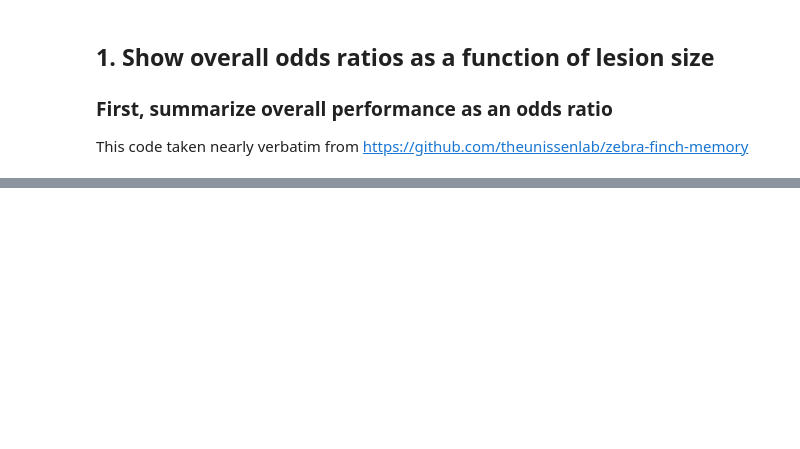
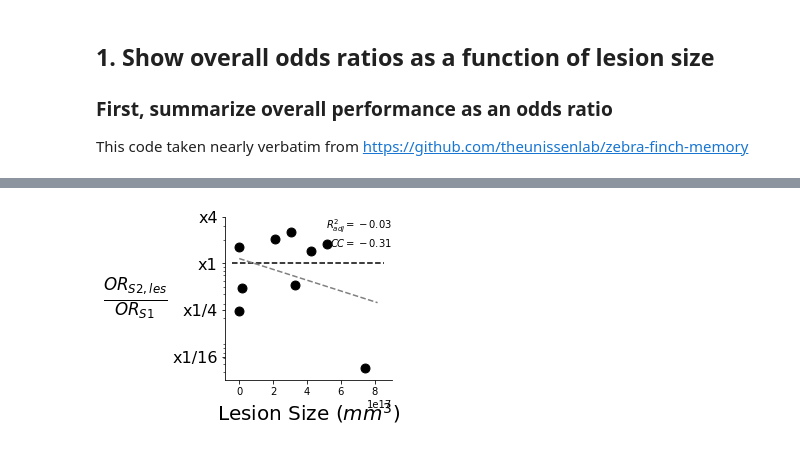
Before and after one commit to theunissenlab/zebra-finch-memory-lesions, a Jupyter notebook: notebooks/BEHAVIOR1. Lesion Effect on Memory Performance.ipynb, the cells around one changed output, grey strips where cells are left out. Drawn from its saved outputs; the diff is of its cells as text; code cells hidden in the pictures; blank space fills up the shorter version.

```diff
--- a/notebooks/BEHAVIOR1. Lesion Effect on Memory Performance.ipynb
+++ b/notebooks/BEHAVIOR1. Lesion Effect on Memory Performance.ipynb
@@ -97,14 +105,22 @@ lesions_by_performance_df.head(10)
 # Collapse the rows belonging to the same test context by subject
 
 results = []
-for (subject, ctx), subj_df in lesions_by_performance_df.groupby(["Subject", "Test Context"]):
-    prelesion_OR = subj_df[subj_df["Ladder Group"] == "PrelesionSet1"].iloc[0]["Odds Ratio"]
+ladder_set_grouper = lesions_by_performance_df[
+    lesions_by_performance_df["Ladder Group"] == "PostlesionSet1"
+].groupby(["Subject", "Test Context"])
+
+for (subject, ctx), subj_df in ladder_set_grouper:
+    prelesion_OR = lesions_by_performance_df[
+        (lesions_by_performance_df["Subject"] == subject)
+        & (lesions_by_performance_df["Ladder Group"] == "PrelesionSet1")
+        & (lesions_by_performance_df["Test Context"] == ctx)
+    ].iloc[0]["Odds Ratio"]
     postlesion_OR = subj_df[subj_df["Ladder Group"] == "PostlesionSet1"].iloc[0]["Odds Ratio"]
 
     results.append({
         "call_type": "So" if ctx == "SovsSo_8v8_d2" else "DC",
         "OR_ratio": postlesion_OR / prelesion_OR,
-        "Lesion": subj_df.iloc[0]["Total_Lesion_Size"]
+        "Lesion": subj_df.iloc[0]["Total_Lesion_Size"] * 1e-9
     })
 results = pd.DataFrame(results)
 # %%
@@ -167,0 +202,23 @@ plt.close(fig)
+# %%
+# Collapse the rows belonging to the same test context by subject
+
+new_set_results = []
+ladder_set_grouper = lesions_by_performance_df[
+    lesions_by_performance_df["Ladder Group"] == "PostlesionSet2"
+].groupby(["Subject", "Test Context"])
+
+for (subject, ctx), subj_df in ladder_set_grouper:
+    assert ctx.endswith("S2")
+    prelesion_OR = lesions_by_performance_df[
+        (lesions_by_performance_df["Subject"] == subject)
+        & (lesions_by_performance_df["Ladder Group"] == "PrelesionSet1")
+        & (lesions_by_performance_df["Test Context"] == ctx[:-3])  # Strip the _S2 from end of ctx
+    ].iloc[0]["Odds Ratio"]
+    postlesion_OR = subj_df[subj_df["Ladder Group"] == "PostlesionSet2"].iloc[0]["Odds Ratio"]
+
+    new_set_results.append({
+        "call_type": "So" if ctx == "SovsSo_8v8_d2_S2" else "DC",
+        "OR_ratio": postlesion_OR / prelesion_OR,
+        "Lesion": subj_df.iloc[0]["Total_Lesion_Size"] / 1e-9
+    })
+new_set_results = pd.DataFrame(new_set_results)
@@ -167,0 +231,9 @@ plt.close(fig)
+# %%
+fig = plt.figure(figsize=(3, 3))
+r_adj, cc = lesion_analysis(new_set_results.query("call_type == 'So'"))
+set_oddsratio_yticks(plt.gca(), 2, -5, set_label=False)
+plt.gca().set_ylabel(r"$\frac{OR_{S2,les}}{OR_{S1}}$", fontsize=24, rotation=0, verticalalignment="center", horizontalalignment="right")
+plt.show()
+plt.close(fig)
+# %% [output]
+[figure, added]
```
Also changed, not shown: parts of 33 cells of this notebook, 2 other files.
